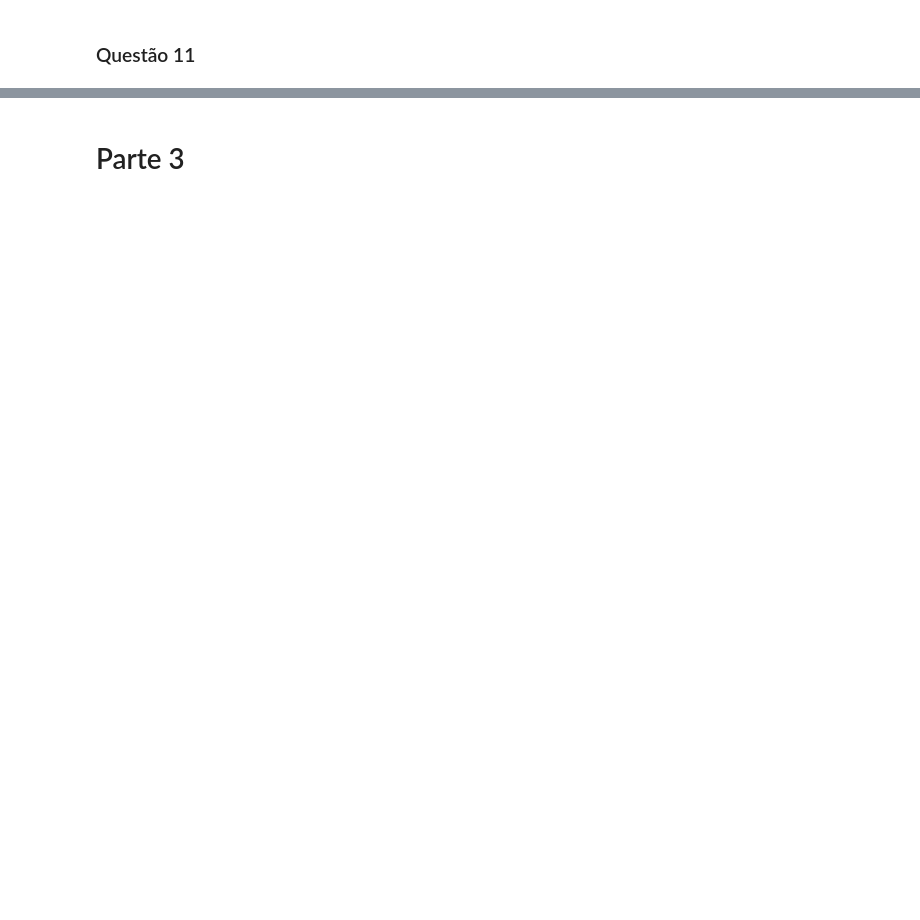
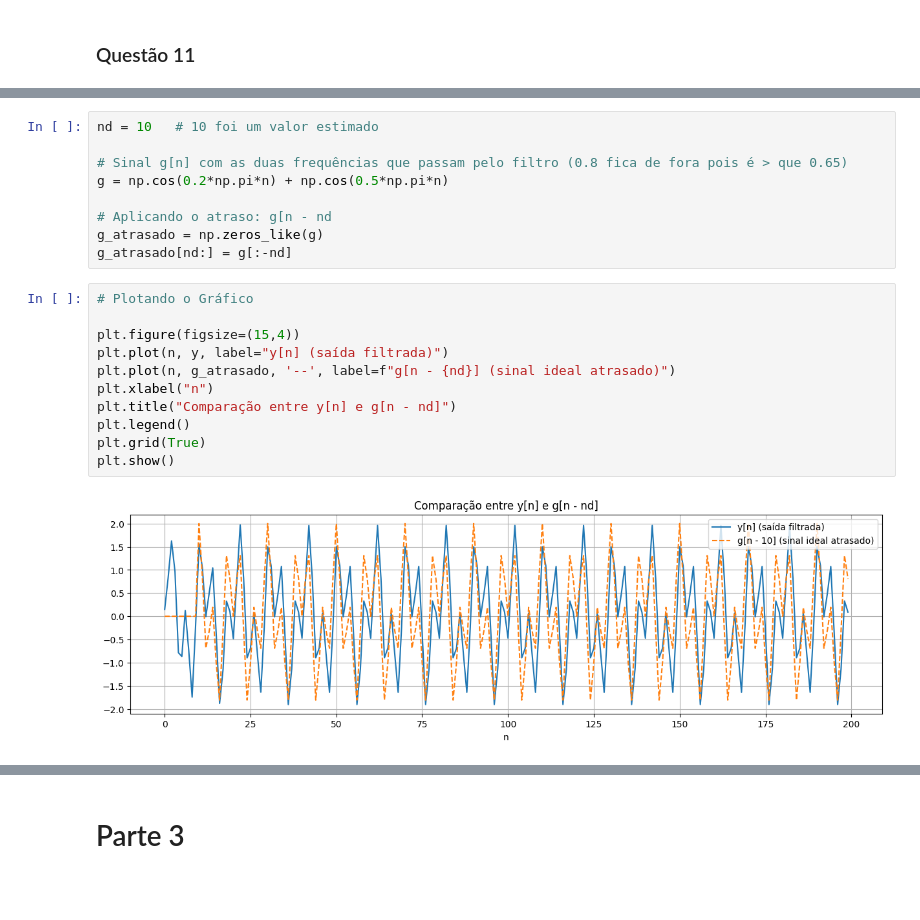
Before and after one commit to Miguel-Edson/Processamento_Digital_de_Sinais, a Jupyter notebook: Miguel_Edson_Ramos_Lima.ipynb, the cells around one changed output, grey strips where cells are left out. Drawn from its saved outputs; the diff is of its cells as text; blank space fills up the shorter version.

```diff
--- a/Miguel_Edson_Ramos_Lima.ipynb
+++ b/Miguel_Edson_Ramos_Lima.ipynb
@@ -398,0 +438,22 @@ plt.show()
+# %%
+nd = 10   # 10 foi um valor estimado
+
+# Sinal g[n] com as duas frequências que passam pelo filtro (0.8 fica de fora pois é > que 0.65)
+g = np.cos(0.2*np.pi*n) + np.cos(0.5*np.pi*n)
+
+# Aplicando o atraso: g[n - nd
+g_atrasado = np.zeros_like(g)
+g_atrasado[nd:] = g[:-nd]
+# %%
+# Plotando o Gráfico
+
+plt.figure(figsize=(15,4))
+plt.plot(n, y, label="y[n] (saída filtrada)")
+plt.plot(n, g_atrasado, '--', label=f"g[n - {nd}] (sinal ideal atrasado)")
+plt.xlabel("n")
+plt.title("Comparação entre y[n] e g[n - nd]")
+plt.legend()
+plt.grid(True)
+plt.show()
+# %% [output]
+[figure, added]
```
Also changed, not shown: parts of 10 cells of this notebook.
